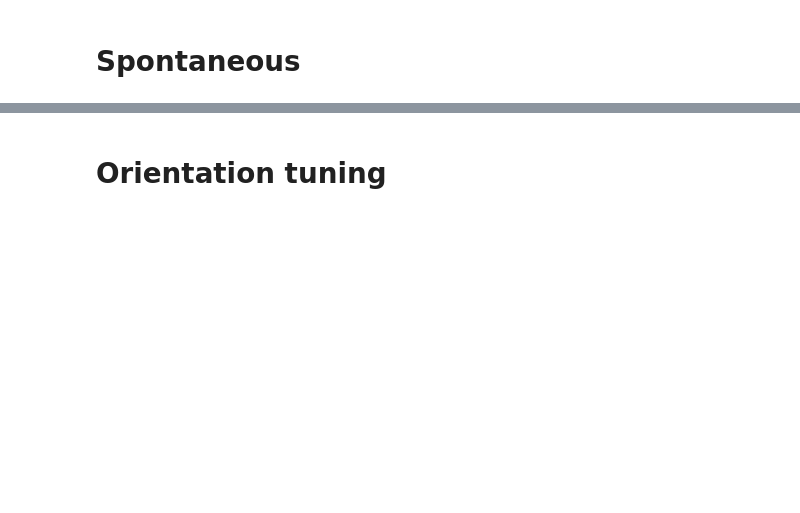
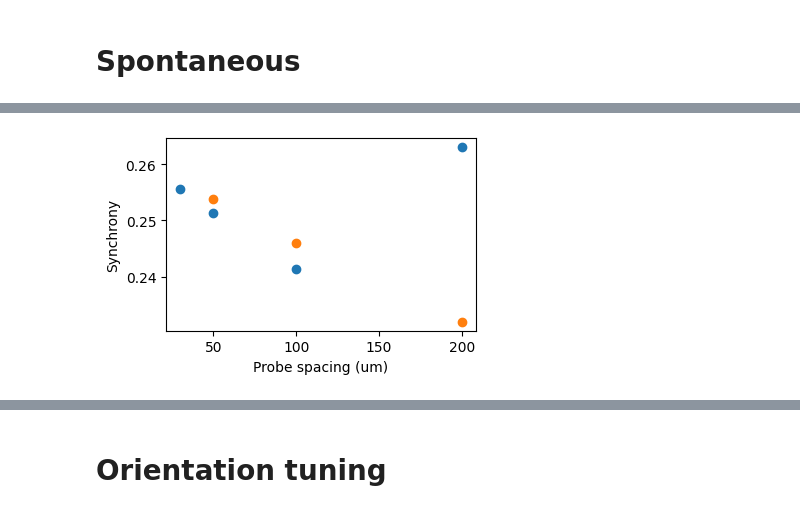
Before and after one commit to DrTaDa/OptLSV1M, a Jupyter notebook: Plot spontaneous, OT and ST.ipynb, the cells around one changed output, grey strips where cells are left out. Saved outputs shown, nothing was run; the diff lists cells and outputs as text; code cells hidden in the pictures; blank space fills up the shorter version.

```diff
--- a/Plot spontaneous, OT and ST.ipynb
+++ b/Plot spontaneous, OT and ST.ipynb
@@ -87,0 +193,67 @@ plt.show()
+# %%
+# Test sampling synchrony
+"""import random
+from scipy.spatial.distance import cdist
+
+fig, ax = plt.subplots(1, figsize=(4, 2.5))
+
+seg = data_per_sheet[sheet_names[2]]
+means = []
+stds = []
+
+for probe_space in [30, 50, 100, 200]:
+
+    probe_pos = [[i, j] for i in range(-1500, 1500, probe_space) for j in range(-1500, 1500, probe_space)]
+    x_pos = data_store.get_neuron_positions()[sheet_names[2]][0]
+    y_pos = data_store.get_neuron_positions()[sheet_names[2]][1]
+    distances = cdist(probe_pos, data_store.get_neuron_positions()[sheet_names[2]][:2].T)
+
+    spiketrains = []
+    for idx_probe in range(len(probe_pos)):
+        spiketrains.append(seg.spiketrains[numpy.argmin(distances[idx_probe])])
+
+    isis = [numpy.diff(st) for st in spiketrains]
+    idxs = numpy.array([len(isi) for isi in isis]) > 5
+    num_bins = int(seg.duration / 10.)
+    r = (float(round(seg.t_start, 5)), float(round(seg.t_stop, 5)))
+    psths = [numpy.histogram(x, bins=num_bins, range=r)[0] for x in spiketrains]
+    corrs = numpy.nan_to_num(numpy.corrcoef(numpy.squeeze(psths)))
+    ccs = corrs[idxs, :][:, idxs][numpy.triu_indices(sum(idxs == True), 1)]
+    cc_mean = float(numpy.mean(ccs))
+    cc_std = float(numpy.std(ccs))
+    means.append(cc_mean)
+    stds.append(cc_std)
+
+    ax.scatter(probe_space, cc_mean, color="C0")
+
+
+for probe_space in [50, 100, 200]:
+
+    probe_pos = [[i, j] for i in range(-2000, 2000, probe_space) for j in range(-2000, 2000, probe_space)]
+    x_pos = data_store.get_neuron_positions()[sheet_names[2]][0]
+    y_pos = data_store.get_neuron_positions()[sheet_names[2]][1]
+    distances = cdist(probe_pos, data_store.get_neuron_positions()[sheet_names[2]][:2].T)
+
+    spiketrains = []
+    for idx_probe in range(len(probe_pos)):
+        spiketrains.append(seg.spiketrains[numpy.argmin(distances[idx_probe])])
+
+    isis = [numpy.diff(st) for st in spiketrains]
+    idxs = numpy.array([len(isi) for isi in isis]) > 5
+    num_bins = int(seg.duration / 10.)
+    r = (float(round(seg.t_start, 5)), float(round(seg.t_stop, 5)))
+    psths = [numpy.histogram(x, bins=num_bins, range=r)[0] for x in spiketrains]
+    corrs = numpy.nan_to_num(numpy.corrcoef(numpy.squeeze(psths)))
+    ccs = corrs[idxs, :][:, idxs][numpy.triu_indices(sum(idxs == True), 1)]
+    cc_mean = float(numpy.mean(ccs))
+    cc_std = float(numpy.std(ccs))
+    means.append(cc_mean)
+    stds.append(cc_std)
+
+    ax.scatter(probe_space, cc_mean, color="C1")
+
+ax.set_xlabel('Probe spacing (um)')
+ax.set_ylabel('Synchrony')
+plt.show()"""
+# %% [output]
+[figure, added]
```
Also changed, not shown: parts of 15 cells of this notebook, 45 other files.
